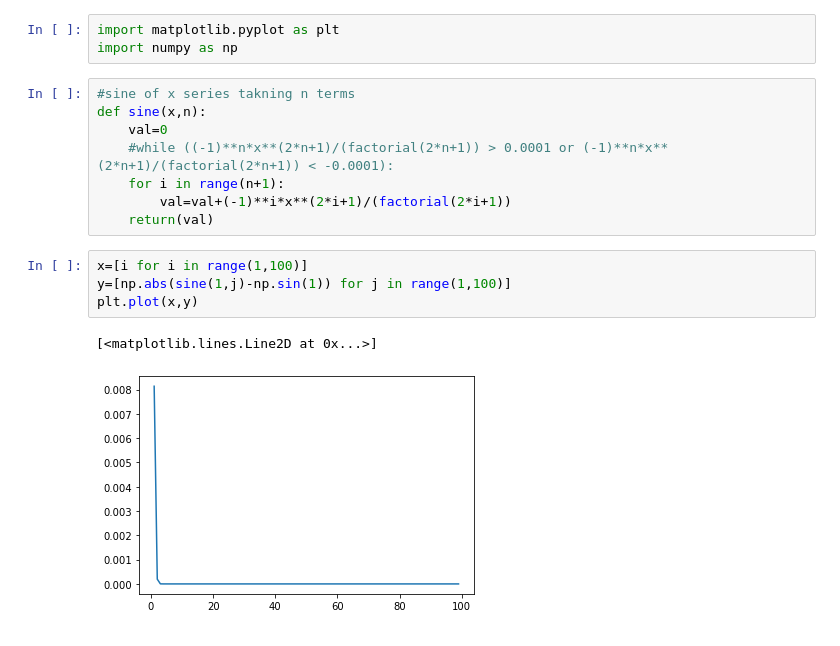
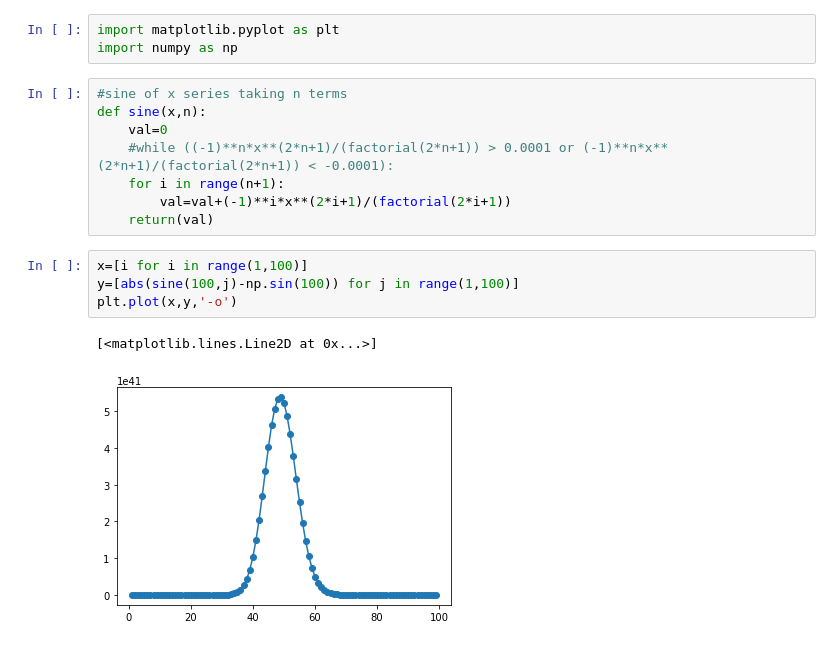
Before and after one commit to sudipniser/P346-Assignment-1, a Jupyter notebook: Assignment 1.ipynb, the cells around one changed output. Cells and saved outputs as stored; diff of their text form.

```diff
--- a/Assignment 1.ipynb
+++ b/Assignment 1.ipynb
@@ -66,7 +72,7 @@ factorial(9)
 import matplotlib.pyplot as plt
 import numpy as np
 # %%
-#sine of x series takning n terms
+#sine of x series taking n terms
 def sine(x,n):
     val=0
     #while ((-1)**n*x**(2*n+1)/(factorial(2*n+1)) > 0.0001 or (-1)**n*x**(2*n+1)/(factorial(2*n+1)) < -0.0001):
@@ -75,8 +81,8 @@ def sine(x,n):
     return(val)
 # %%
 x=[i for i in range(1,100)]
-y=[np.abs(sine(1,j)-np.sin(1)) for j in range(1,100)]
-plt.plot(x,y)
+y=[abs(sine(100,j)-np.sin(100)) for j in range(1,100)]
+plt.plot(x,y,'-o')
 # %% [output]
 [<matplotlib.lines.Line2D at 0x...>]
-[figure, old version]
+[figure, new version]
```
Also changed, not shown: parts of 4 cells of this notebook.
